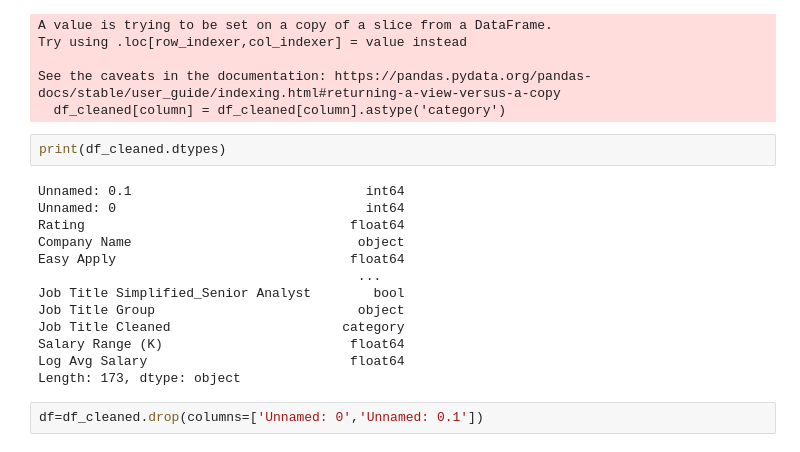
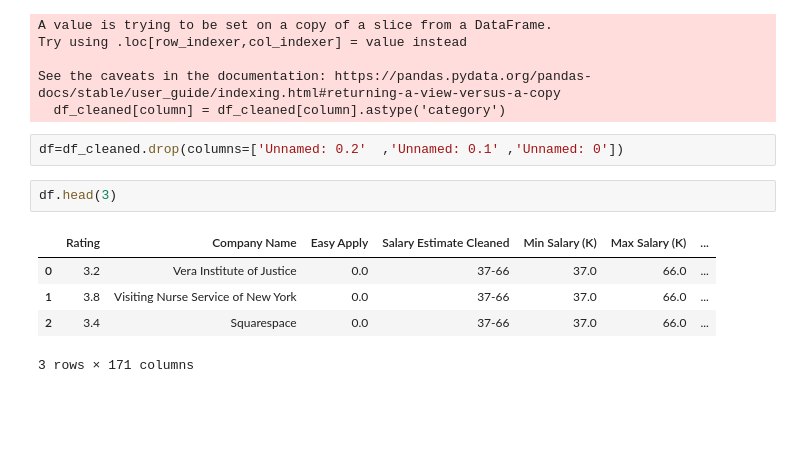
Before and after one commit to khushimalik3122/salary-predictor-19, a Jupyter notebook: sp_19_outlier_cleaner.ipynb, the cells around one changed output. Saved outputs shown, nothing was run; the diff lists cells and outputs as text; blank space fills up the shorter version.

```diff
--- a/sp_19_outlier_cleaner.ipynb
+++ b/sp_19_outlier_cleaner.ipynb
@@ -184,21 +184,14 @@ Try using .loc[row_indexer,col_indexer] = value instead
 
 See the caveats in the documentation: https://pandas.pydata.org/pandas-docs/stable/user_guide/indexing.html#returning-a-view-versus-a-copy
   df_cleaned[column] = df_cleaned[column].astype('category')
-# %%
-print(df_cleaned.dtypes)
-# %% [output]
-Unnamed: 0.1                              int64
-Unnamed: 0                                int64
-Rating                                  float64
-Company Name                             object
-Easy Apply                              float64
-                                         ...
-Job Title Simplified_Senior Analyst        bool
-Job Title Group                          object
-Job Title Cleaned                      category
-Salary Range (K)                        float64
-Log Avg Salary                          float64
-Length: 173, dtype: object
 # %%
-df=df_cleaned.drop(columns=['Unnamed: 0','Unnamed: 0.1'])
+df=df_cleaned.drop(columns=['Unnamed: 0.2'	,'Unnamed: 0.1'	,'Unnamed: 0'])
+# %%
+df.head(3)
+# %% [output]
+|  | Rating | Company Name | Easy Apply | Salary Estimate Cleaned | Min Salary (K) | Max Salary (K) | ... |
+| 0 | 3.2 | Vera Institute of Justice | 0.0 | 37-66 | 37.0 | 66.0 | ... |
+| 1 | 3.8 | Visiting Nurse Service of New York | 0.0 | 37-66 | 37.0 | 66.0 | ... |
+| 2 | 3.4 | Squarespace | 0.0 | 37-66 | 37.0 | 66.0 | ... |
+3 rows × 171 columns
 # %%
```
Also changed, not shown: parts of 11 cells of this notebook.
